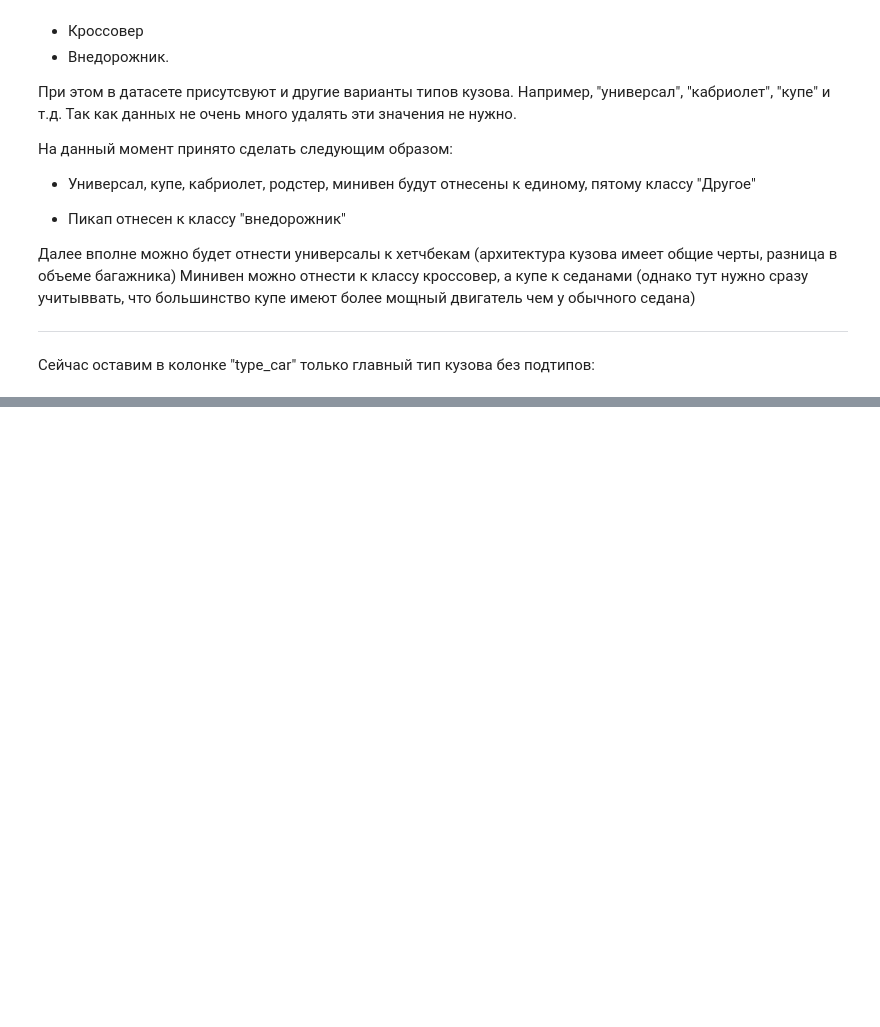
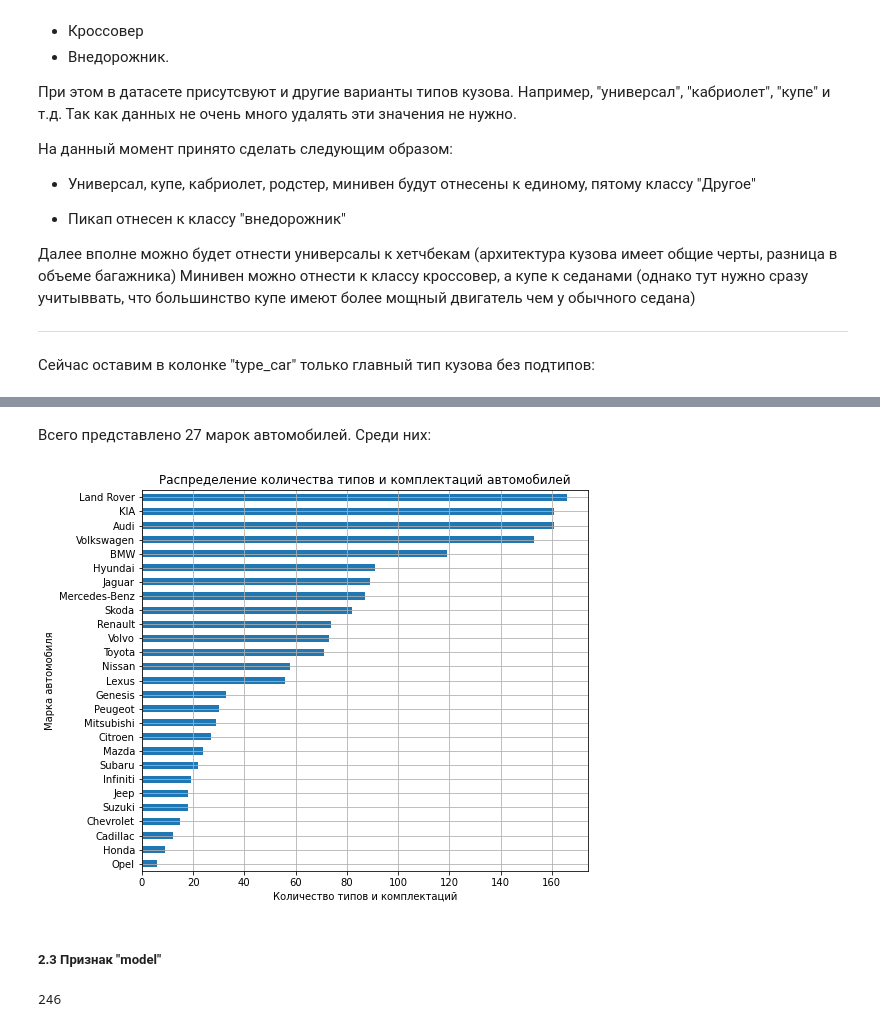
Before and after one commit to BasilPDS/Other_task, a Jupyter notebook: Task_auto_classif.ipynb, the cells around one changed output, grey strips where cells are left out. Drawn from its saved outputs; the diff is of its cells as text; code cells hidden in the pictures; blank space fills up the shorter version.

```diff
--- a/Task_auto_classif.ipynb
+++ b/Task_auto_classif.ipynb
@@ -179,2 +229,19 @@ def rename_type_car(type_car:str):
+# %% [markdown]
+Всего представлено 27 марок автомобилей. Среди них:
+# %%
+plt.figure(figsize=(8, 7))
+plt.title('Распределение количества типов и комплектаций автомобилей')
+df['brand'].value_counts(ascending=True).plot(kind='barh')
+plt.xlabel('Количество типов и комплектаций')
+plt.ylabel('Марка автомобиля')
+plt.grid(True)
+# %% [output]
+[figure, added]
 # %%
 # Так-то... в большинстве случаев зная только модель автомобиля можно предсказать его тип кузова, потому, что например
+# %% [markdown]
+##### 2.3 Признак "model"
+# %%
+len(df['model'].unique())
+# %% [output]
+246
```
Also changed, not shown: parts of 34 cells of this notebook.
